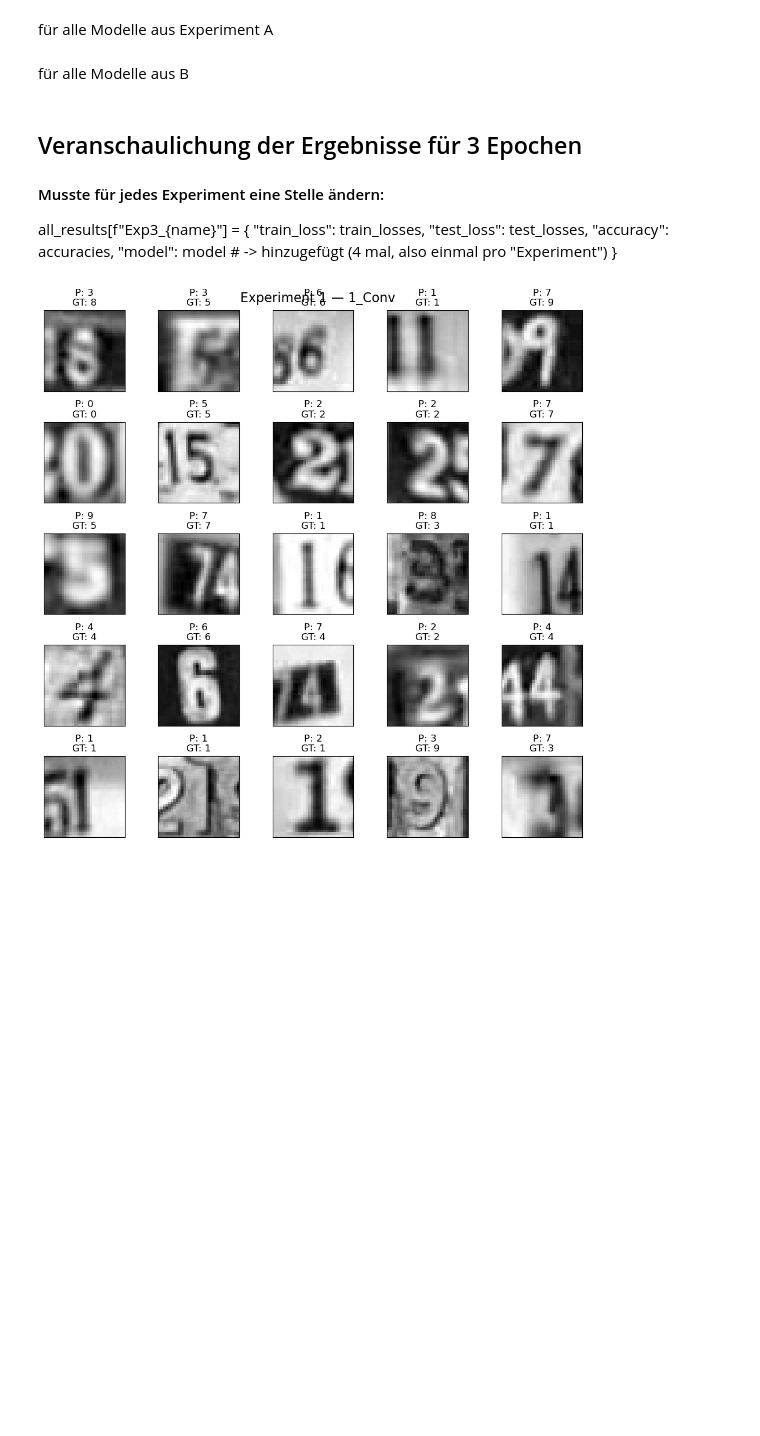
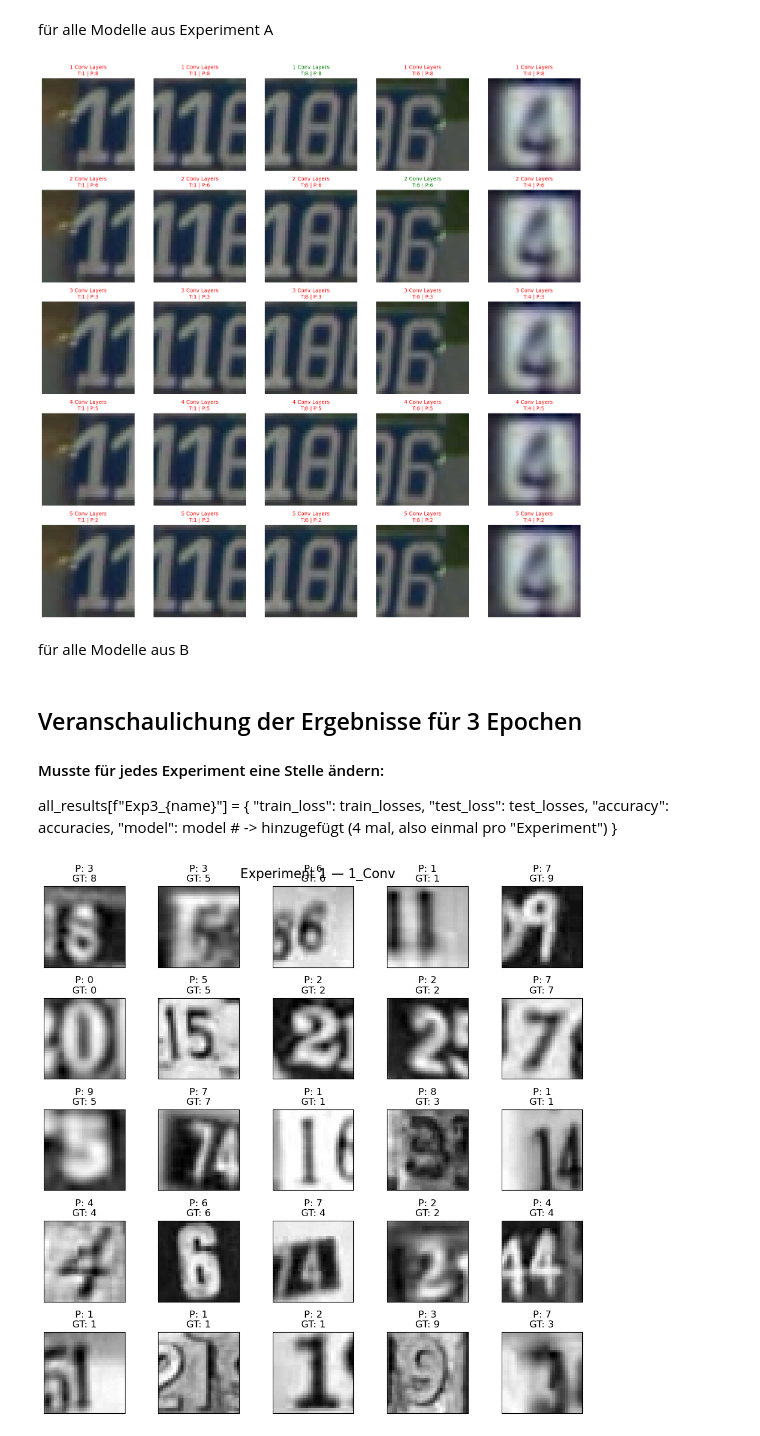
Before and after one commit to Lopo23/CNN, a Jupyter notebook: cnn (1) (1).ipynb, the cells around one changed output. Drawn from its saved outputs; the diff is of its cells as text; code cells hidden in the pictures; blank space fills up the shorter version.

```diff
--- a/cnn (1) (1).ipynb
+++ b/cnn (1) (1).ipynb
@@ -1714,10 +1708,2 @@ für ein Modell folgendermaßen:
-# %%
-model = SVHNC5NN(num_conv_layers=3)
-plot_random_predictions(model, test_loader, title="3-Layer CNN Predictions")
 # %% [markdown]
 für alle Modelle aus Experiment A
-# %%
-for num_conv in [1,2,3,4,5]:
-    model = SVHNC5NN(num_conv_layers=num_conv)
-    # Modell muss natürlich erst trainiert werden – dann:
-    plot_random_predictions(model, test_loader, title=f"{num_conv} Conv Layers")
@@ -1724,3 +1754,18 @@ for num_conv in [1,2,3,4,5]:
+# %%
+models = []
+names = []
+
+for num_conv in [1, 2, 3, 4, 5]:
+    model = SVHNC5NN(num_conv_layers=num_conv)
+    # hier: trainiertes Modell laden
+    # model.load_state_dict(torch.load(...))
+
+    models.append(model)
+    names.append(f"{num_conv} Conv Layers")
+# %%
+plot_multimodel_grid(models, names, images, labels)
+# %% [output]
+[figure, added]
 # %% [markdown]
 für alle Modelle aus B
 # %%
```
Also changed, not shown: parts of 3 cells of this notebook.
